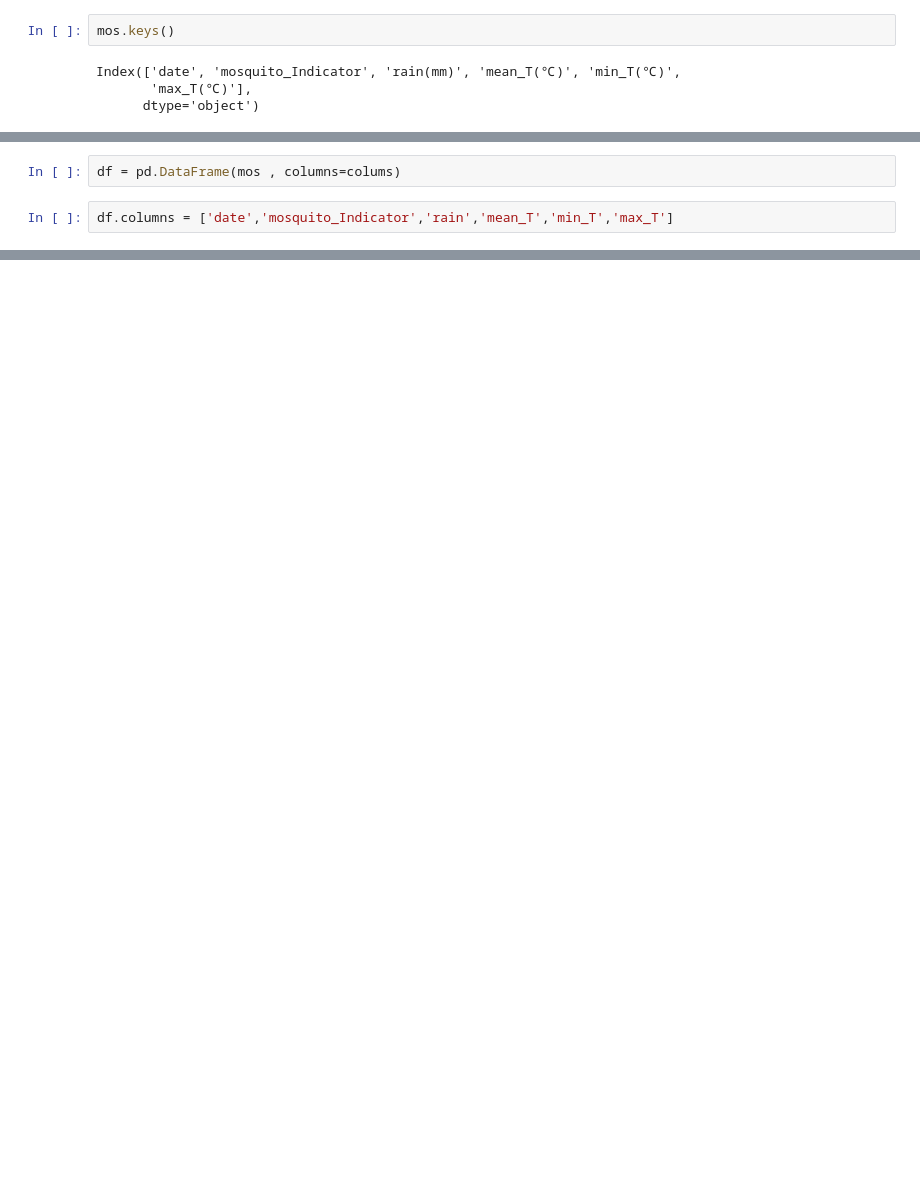
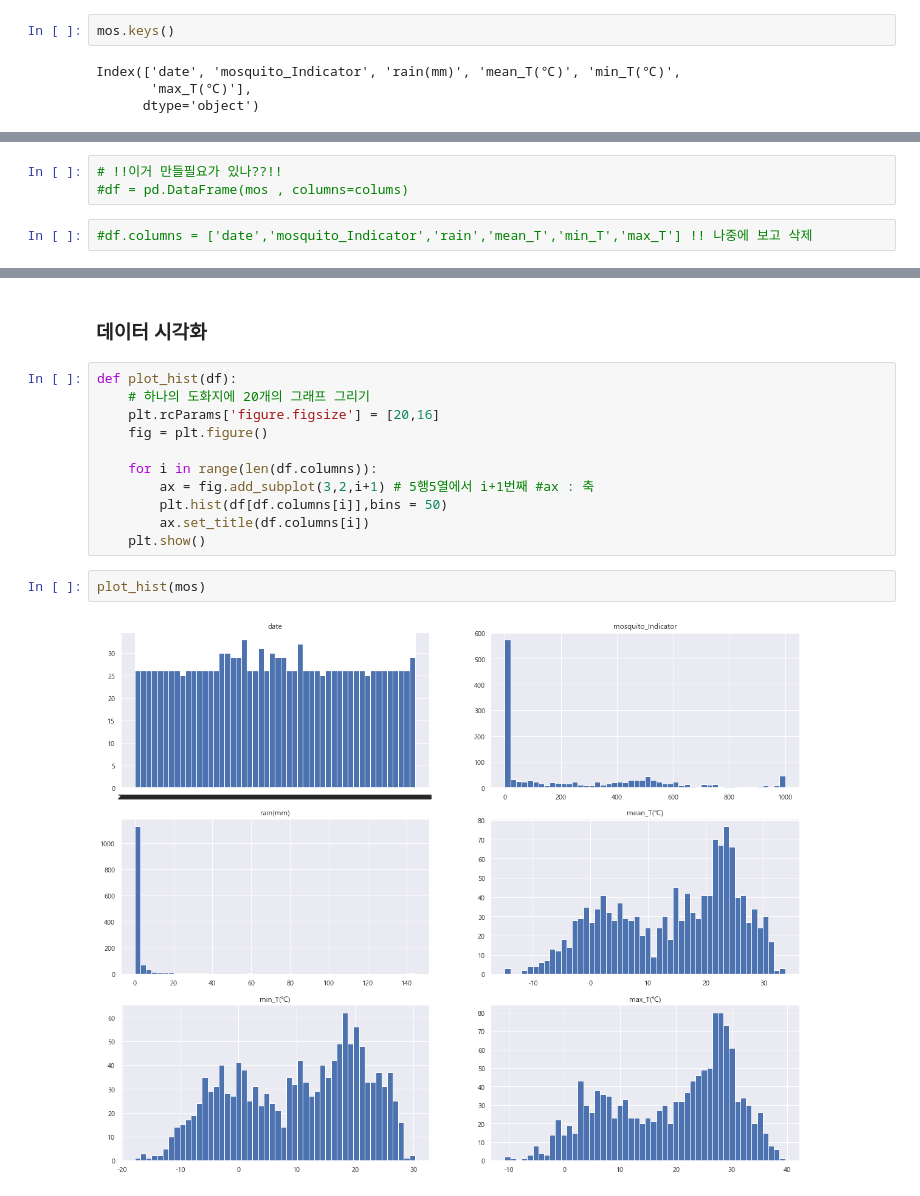
Before and after one commit to pyh5214/ML_Time-Series-Analysis, a Jupyter notebook: mos 1.ipynb, the cells around one changed output, grey strips where cells are left out. Saved outputs shown, nothing was run; the diff lists cells and outputs as text; blank space fills up the shorter version.

```diff
--- a/mos 1.ipynb
+++ b/mos 1.ipynb
@@ -49,7 +70,8 @@ colums=mos.keys()
 # %%
-df = pd.DataFrame(mos , columns=colums)
+# !!이거 만들필요가 있나??!!
+#df = pd.DataFrame(mos , columns=colums)
 # %%
-df.columns = ['date','mosquito_Indicator','rain','mean_T','min_T','max_T']
+#df.columns = ['date','mosquito_Indicator','rain','mean_T','min_T','max_T'] !! 나중에 보고 삭제
 # %%
 mos.keys()
 # %% [output]
@@ -71,2 +95,19 @@ Data columns (total 6 columns):
 dtypes: float64(5), object(1)
 memory usage: 63.0+ KB
+# %% [markdown]
+### 데이터 시각화
+# %%
+def plot_hist(df):
+    # 하나의 도화지에 20개의 그래프 그리기
+    plt.rcParams['figure.figsize'] = [20,16]
+    fig = plt.figure()
+
+    for i in range(len(df.columns)):
+        ax = fig.add_subplot(3,2,i+1) # 5행5열에서 i+1번째 #ax : 축
+        plt.hist(df[df.columns[i]],bins = 50)
+        ax.set_title(df.columns[i])
+    plt.show()
+# %%
+plot_hist(mos)
+# %% [output]
+[figure, added]
```
Also changed, not shown: parts of 105 cells of this notebook, 4 other files.
